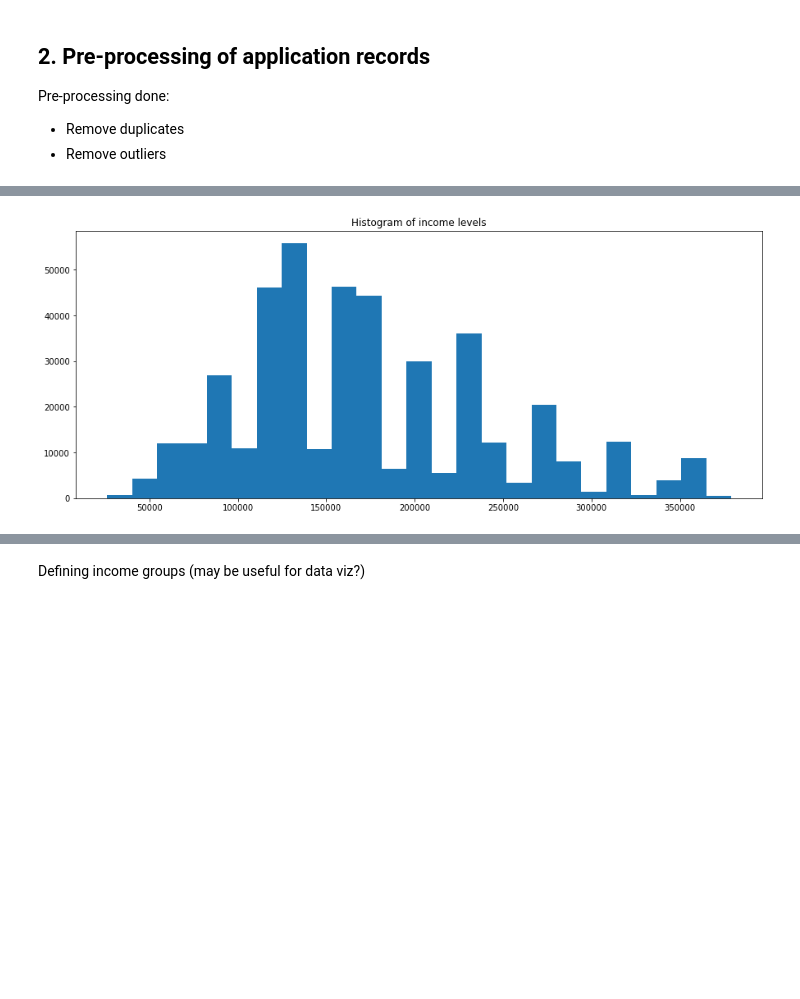
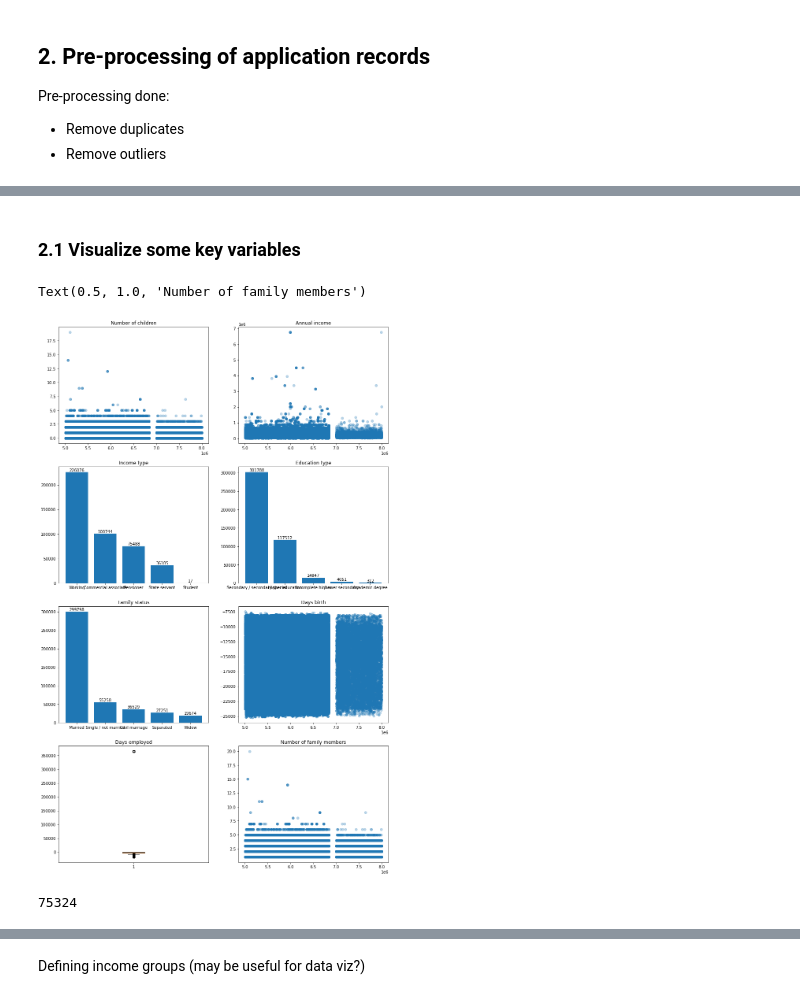
Before and after one commit to Artemis-Hunt/2702-DataViz, a Jupyter notebook: DAO2702 Project data preprocessing.ipynb, the cells around one changed output, grey strips where cells are left out. Drawn from its saved outputs; the diff is of its cells as text; code cells hidden in the pictures; blank space fills up the shorter version.

```diff
--- a/DAO2702 Project data preprocessing.ipynb
+++ b/DAO2702 Project data preprocessing.ipynb
@@ -70,10 +66,48 @@ apps.head()
-# %%
-plt.figure(figsize=(15,6))
-# plt.hist(applications["AMT_INCOME_TOTAL"], 150)
-plt.hist(apps["AMT_INCOME_TOTAL"], 25)
-plt.ticklabel_format(style="plain")
-plt.title("Histogram of income levels")
-
-plt.show()
-# %% [output]
-[figure, removed]
+# %% [markdown]
+### 2.1 Visualize some key variables
+# %%
+fig, axs = plt.subplots(4, 2,figsize=(15,25))
+# for ax in axs.flat:
+#     ax.set(xlabel="ID")
+
+x = applications["ID"]
+income_types = applications["NAME_INCOME_TYPE"].value_counts()
+educ_types = applications["NAME_EDUCATION_TYPE"].value_counts()
+family_statuses = applications["NAME_FAMILY_STATUS"].value_counts()
+occupation_types = applications["OCCUPATION_TYPE"].value_counts()
+
+
+axs[0,0].scatter(x, applications["CNT_CHILDREN"], alpha=0.3)
+axs[0,0].set_title("Number of children")
+axs[0,1].scatter(x, applications["AMT_INCOME_TOTAL"], alpha=0.3)
+axs[0,1].set_title("Annual income")
+
+income_type_bar = axs[1,0].bar(income_types.keys(), income_types)
+axs[1,0].bar_label(income_type_bar)
+axs[1,0].set_title("Income type")
+
+educ_types_bar = axs[1,1].bar(educ_types.keys(), educ_types)
+axs[1,1].bar_label(educ_types_bar)
+axs[1,1].set_title("Education type")
+
+family_statuses_bar = axs[2,0].bar(family_statuses.keys(), family_statuses)
+axs[2,0].bar_label(family_statuses_bar)
+axs[2,0].set_title("Family status")
+
+axs[2,1].scatter(x, applications["DAYS_BIRTH"], alpha=0.3)
+axs[2,1].set_title("Days birth")
+axs[3,0].boxplot(applications["DAYS_EMPLOYED"])
+axs[3,0].set_title("Days employed")
+
+# occupation_types_bar = axs[3,1].bar(occupation_types.keys(), occupation_types)
+# axs[3,1].bar_label(occupation_types_bar)
+# axs[3,1].set_title("Occupation type")
+axs[3,1].scatter(x, applications["CNT_FAM_MEMBERS"], alpha=0.3)
+axs[3,1].set_title("Number of family members")
+# %% [output]
+Text(0.5, 1.0, 'Number of family members')
+[figure, added]
+# %%
+applications.loc[applications["DAYS_EMPLOYED"] > 0].shape[0]
+# %% [output]
+75324
```
Also changed, not shown: parts of 34 cells of this notebook, 1 other file.
